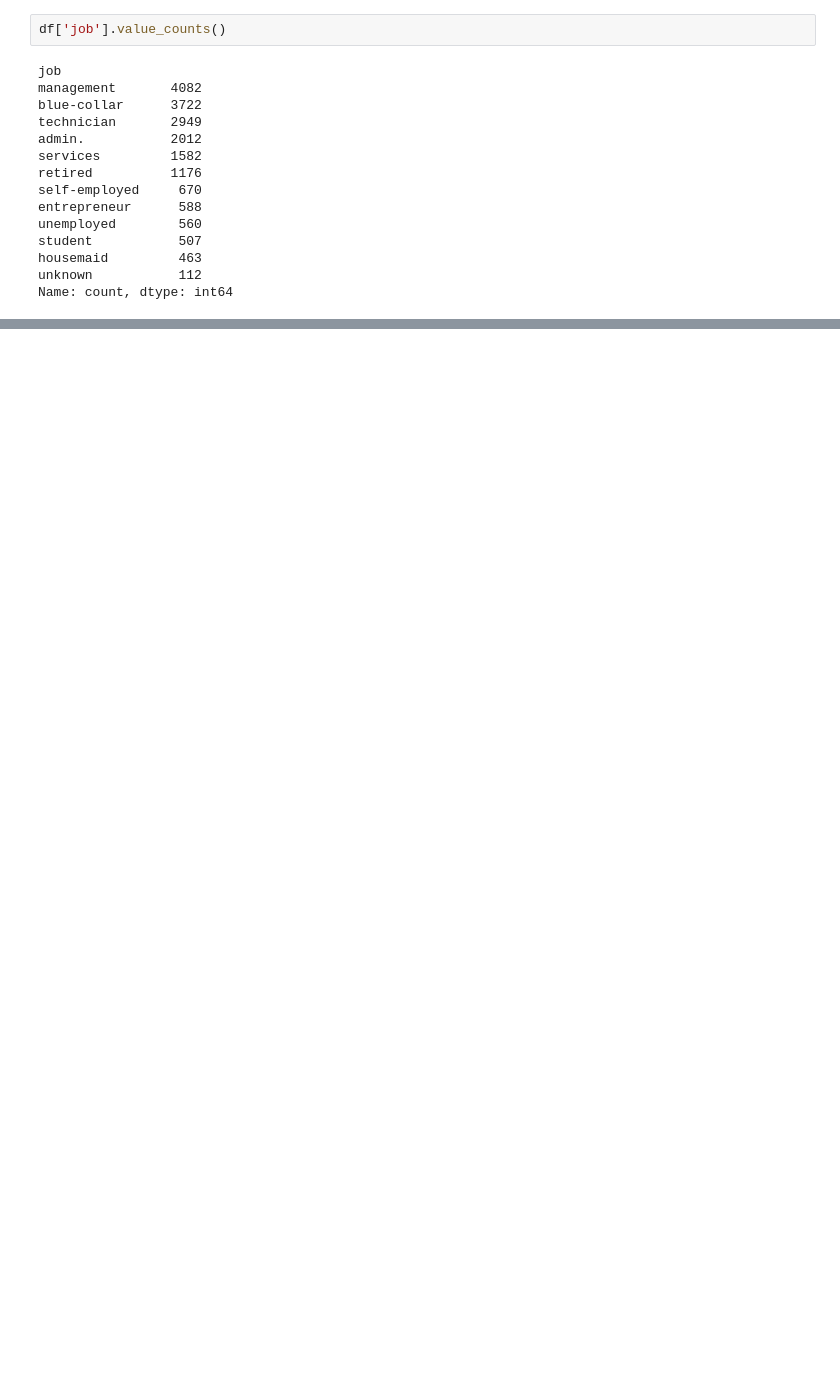
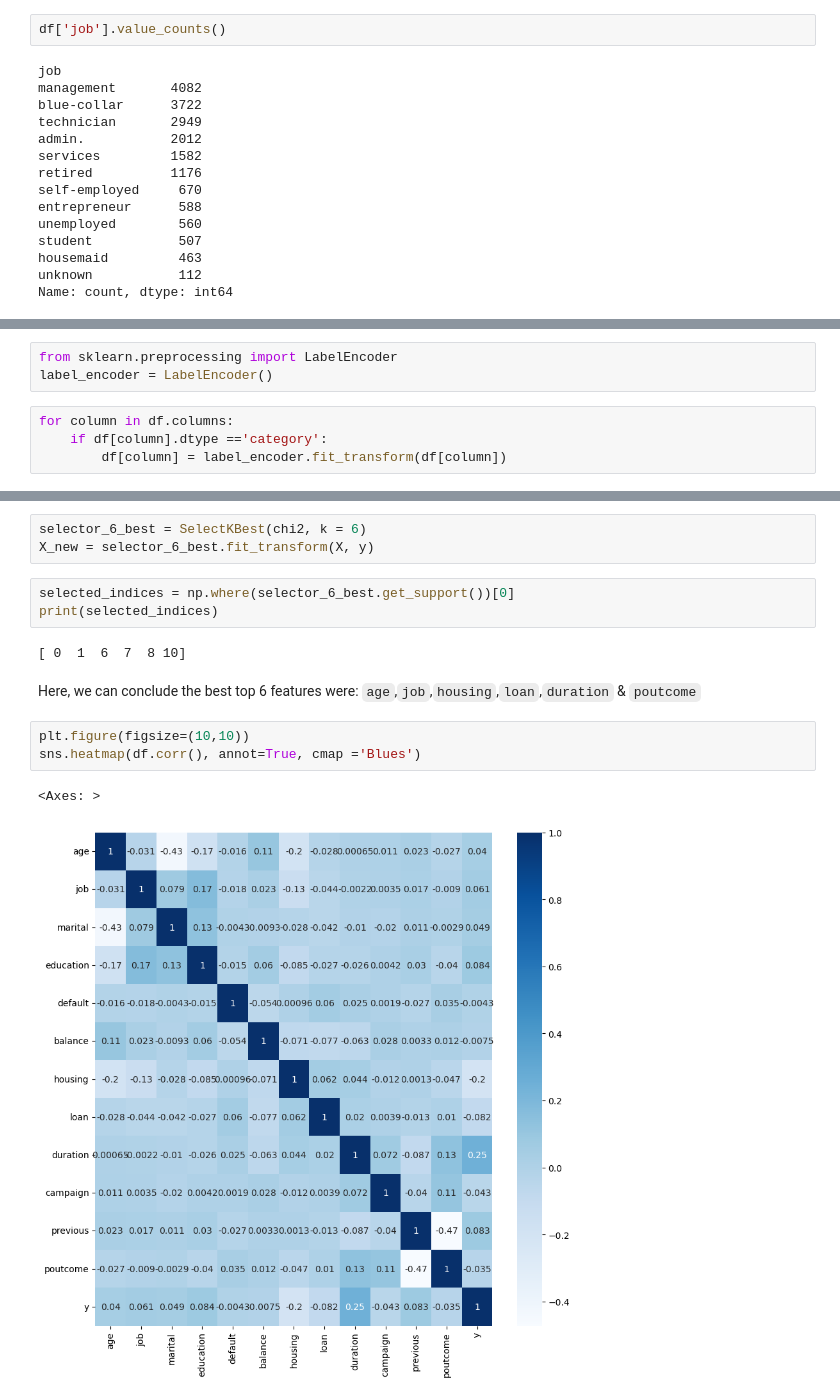
Before and after one commit to axt0895/data-science, a Jupyter notebook: Classification-Evaluation.ipynb, the cells around one changed output, grey strips where cells are left out. Drawn from its saved outputs; the diff is of its cells as text; blank space fills up the shorter version.

```diff
--- a/Classification-Evaluation.ipynb
+++ b/Classification-Evaluation.ipynb
@@ -258,0 +265,7 @@ dtype: object
+# %%
+from sklearn.preprocessing import LabelEncoder
+label_encoder = LabelEncoder()
+# %%
+for column in df.columns:
+    if df[column].dtype =='category':
+        df[column] = label_encoder.fit_transform(df[column])
@@ -258,0 +309,16 @@ dtype: object
+# %%
+selector_6_best = SelectKBest(chi2, k = 6)
+X_new = selector_6_best.fit_transform(X, y)
+# %%
+selected_indices = np.where(selector_6_best.get_support())[0]
+print(selected_indices)
+# %% [output]
+[ 0  1  6  7  8 10]
+# %% [markdown]
+Here, we can conclude the best top 6 features were: `age`,`job`,`housing`,`loan`,`duration` & `poutcome`
+# %%
+plt.figure(figsize=(10,10))
+sns.heatmap(df.corr(), annot=True, cmap ='Blues')
+# %% [output]
+<Axes: >
+[figure, added]
```
Also changed, not shown: parts of 88 cells of this notebook.
